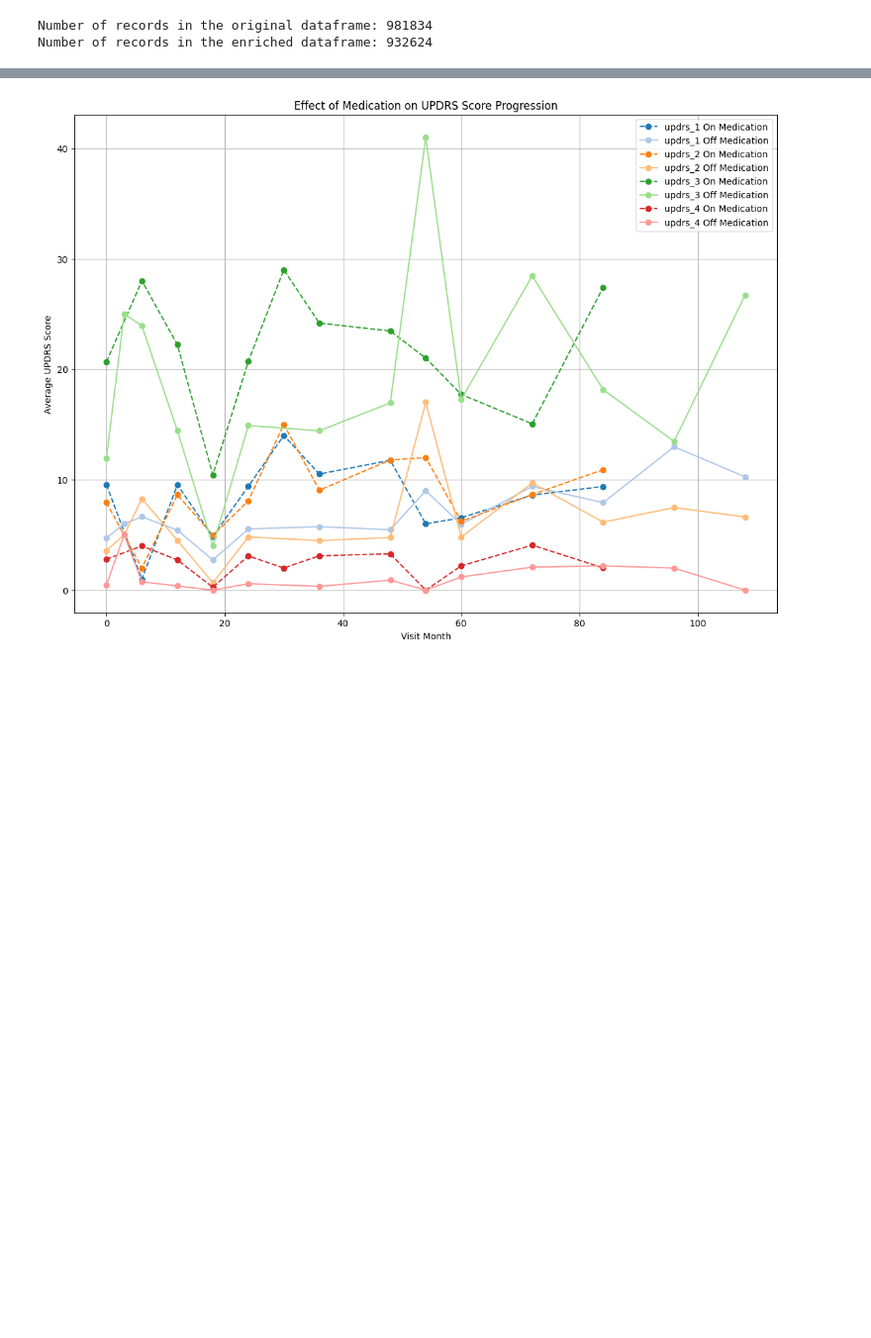
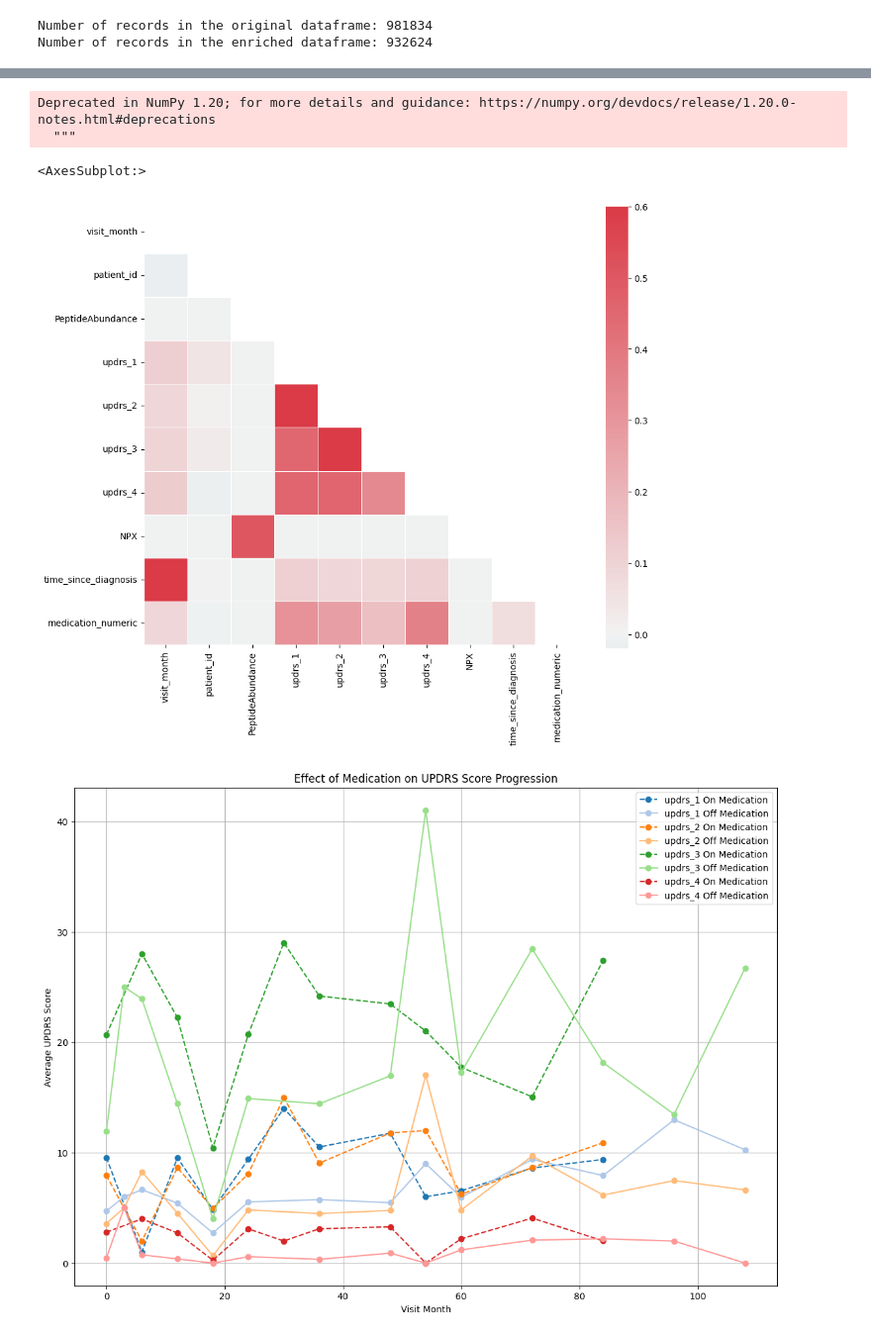
Before and after one commit to azizharouna/NeuroMetrics, a Jupyter notebook: 3_data_preprocessing.ipynb, the cells around one changed output, grey strips where cells are left out. Shown at 99% size. Cells and saved outputs as stored; diff of their text form; code cells hidden in the pictures; blank space fills up the shorter version.

```diff
--- a/3_data_preprocessing.ipynb
+++ b/3_data_preprocessing.ipynb
@@ -307,0 +261,18 @@ None
+# %%
+from sklearn.model_selection import train_test_split
+import random
+
+# Baseline model
+# We are initially using UPDRS I, UPDRS II, UPDRS IV, 'time_since_diagnosis', 'medication_numeric', 'UniProt_encoded', 'NPX', PeptideAbundance' as predictors.
+# This will be refined using the custom iterative modeling function
+clinical_data_sorted_2 = frequency_encode(clinical_data_sorted_2, 'UniProt')
+all_features = ['updrs_1', 'updrs_2', 'updrs_4', 'time_since_diagnosis', 'medication_numeric', 'UniProt_encoded' ,'NPX', 'PeptideAbundance']
+results = iterative_modeling(clinical_data_sorted_2, all_features)
+
+# Display the results
+for metrics in results:
+     print(f"Features: {metrics['features']}")
+     print(f"Mean Squared Error: {metrics['mse']}")
+     print(f"Mean Absolute Error: {metrics['mae']}")
+     print(f"R-squared: {metrics['r2']}")
+     print("-------------------------")
@@ -307,0 +316,19 @@ None
+# %%
+# check for multicollinearity
+# Compute the correlation matrix with
+corr = clinical_data_sorted_2.corr()
+# Generate a mask for the upper triangle
+mask = np.zeros_like(corr, dtype=np.bool)
+mask[np.triu_indices_from(mask)] = True
+# Set up the matplotlib figure
+f, ax = plt.subplots(figsize=(11, 9))
+# Generate a custom diverging colormap
+cmap = sns.diverging_palette(220, 10, as_cmap=True)
+#plot the heatmap
+sns.heatmap(corr, mask=mask, cmap=cmap, vmax=.6, center=0,
+            square=True, linewidths=.5)
+# %% [output]
+Deprecated in NumPy 1.20; for more details and guidance: https://numpy.org/devdocs/release/1.20.0-notes.html#deprecations
+  """
+<AxesSubplot:>
+[figure, added]
```
Also changed, not shown: parts of 22 cells of this notebook, 1 other file.
